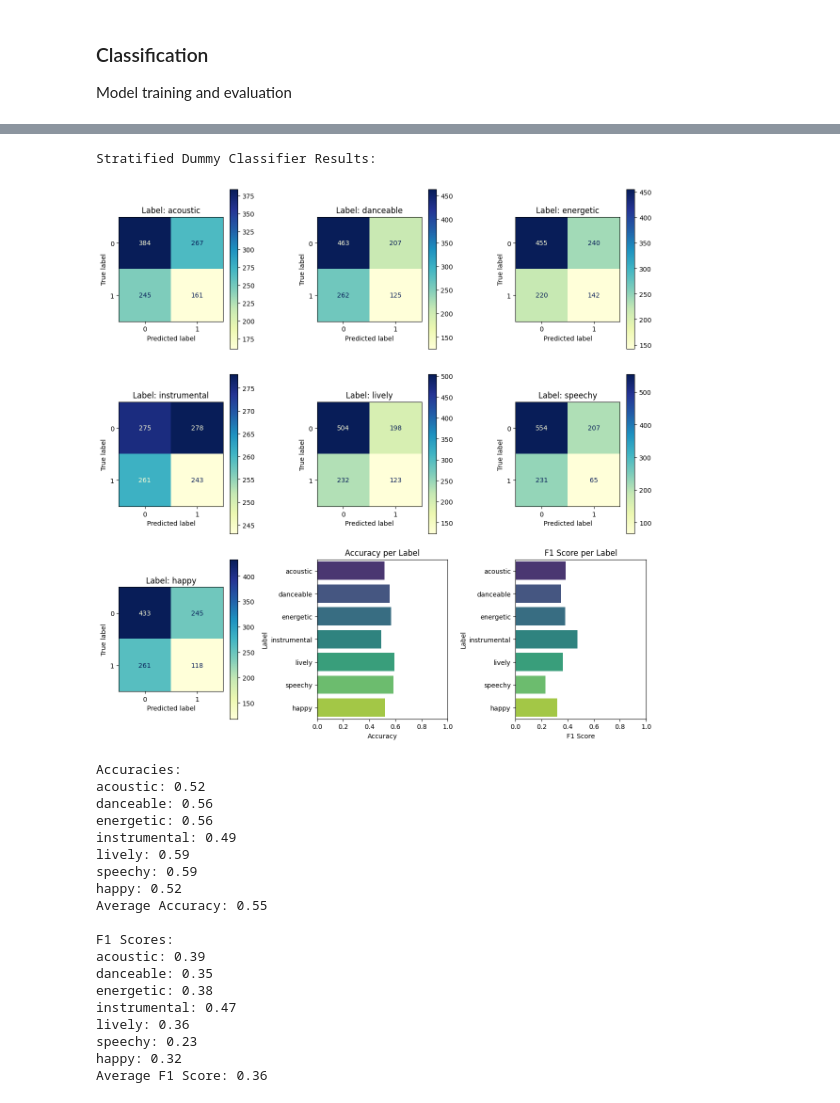
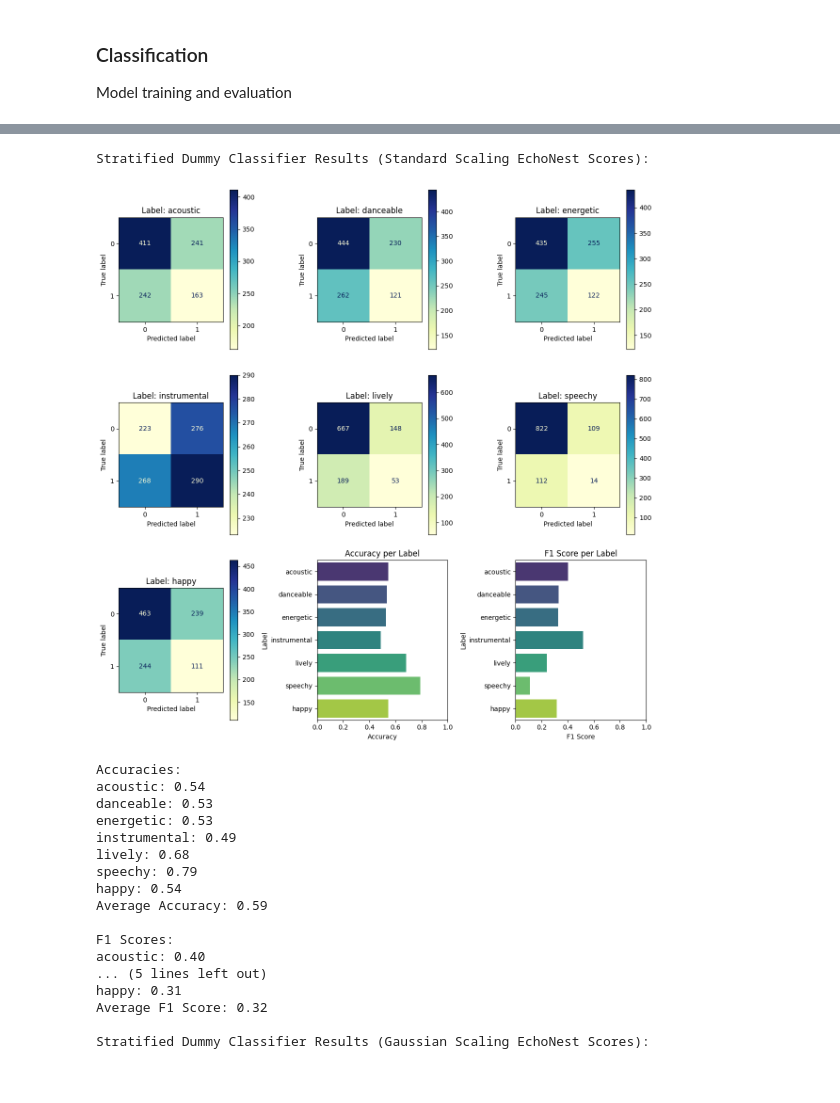
Before and after one commit to jasont7/music-tagging-project, a Jupyter notebook: main.ipynb, the cells around one changed output, grey strips where cells are left out. Drawn from its saved outputs; the diff is of its cells as text; code cells hidden in the pictures.

```diff
--- a/main.ipynb
+++ b/main.ipynb
@@ -93,16 +113,4 @@ valence           13129.0  0.35  0.48  0.0  0.0  0.0  1.0  1.0
 ### Build Dataset
 - Feature extraction with Librosa for model inputs (X_train/X_test)
 - Labelling tracks with genre and echonest tags (Y_train/Y_test)
-# %%
-def get_fnames():
-    """ Get list of audio track file paths. """
-
-    base_dir = '../A4/fma_medium_trimmed'  # change this to your own path
-    fnames = []
-    for root, dirs, files in os.walk(base_dir):
-        for file in files:
-            if file.endswith('.wav'):
-                file_path = os.path.join(root, file)
-                fnames.append(file_path)
-    return fnames
 # %%
@@ -246,0 +277,10 @@ y shape: (5281, 7)
+# %%
+# X = get_audio_features(from_disk=False, audio_dir='../A4/fma_medium_trimmed')
+X = get_audio_features(from_disk=True)
+
+# y1 = get_labels(from_disk=False, tags_path='data/echonest_labels_std.csv', save_path='features/targets_std.npy')
+# y1 = get_labels(from_disk=False, tags_path='data/echonest_labels_gaussian.csv', save_path='features/targets_std.npy')
+y1 = get_labels(from_disk=True, save_path='features/targets_std.npy')
+y2 = get_labels(from_disk=True, save_path='features/targets_gaussian.npy')
+
+print(X.shape, y1.shape, y2.shape)
@@ -247,3 +289,6 @@ y shape: (5281, 7)
+# %%
+X_train, X_test, y1_train, y1_test = train_test_split(X, y1, test_size=0.2, random_state=42)
+_, _, y2_train, y2_test = train_test_split(X, y2, test_size=0.2, random_state=42)
 # %% [markdown]
 ### Classification
 Model training and evaluation
@@ -293,7 +338,7 @@ def eval_classifier(model, X_test, y_test, labels):
     y_pred = model.predict(X_test)
 
     # Display settings
-    n_labels = y.shape[1]
+    n_labels = len(label_names)
     n_cols = 3
     n_rows = (n_labels + n_cols - 1) // n_cols
     _, axes = plt.subplots(nrows=n_rows, ncols=n_cols, figsize=(n_cols * 4, n_rows * 4))
@@ -439,29 +522,32 @@ Average F1 Score: 0.57
 # %%
 # evaluate stratified dummy classifier as benchmark to compare against
-dummy = DummyClassifier(strategy='stratified')
-dummy.fit(X_train, y_train)
+dummy1 = DummyClassifier(strategy='stratified').fit(X_train, y1_train)
 
-print("Stratified Dummy Classifier Results:")
-eval_classifier(dummy, X_test, y_test, labels)
+print("Stratified Dummy Classifier Results (Standard Scaling EchoNest Scores):")
+eval_classifier(dummy1, X_test, y1_test, label_names)
+
+
+dummy2 = DummyClassifier(strategy='stratified').fit(X_train, y2_train)
+
+print("\nStratified Dummy Classifier Results (Gaussian Scaling EchoNest Scores):")
+eval_classifier(dummy2, X_test, y2_test, label_names)
 # %% [output]
-Stratified Dummy Classifier Results:
+Stratified Dummy Classifier Results (Standard Scaling EchoNest Scores):
-[figure, old version]
+[figure, new version]
 Accuracies:
-acoustic: 0.52
-danceable: 0.56
-energetic: 0.56
+acoustic: 0.54
+danceable: 0.53
+energetic: 0.53
 instrumental: 0.49
-lively: 0.59
-speechy: 0.59
-happy: 0.52
-Average Accuracy: 0.55
+lively: 0.68
+speechy: 0.79
+happy: 0.54
+Average Accuracy: 0.59
 
 F1 Scores:
-acoustic: 0.39
-danceable: 0.35
-energetic: 0.38
-instrumental: 0.47
-lively: 0.36
-speechy: 0.23
-happy: 0.32
-Average F1 Score: 0.36
+acoustic: 0.40
+... (5 lines left out)
+happy: 0.31
+Average F1 Score: 0.32
+
+Stratified Dummy Classifier Results (Gaussian Scaling EchoNest Scores):
```
Also changed, not shown: parts of 21 cells of this notebook, 5 other files.
